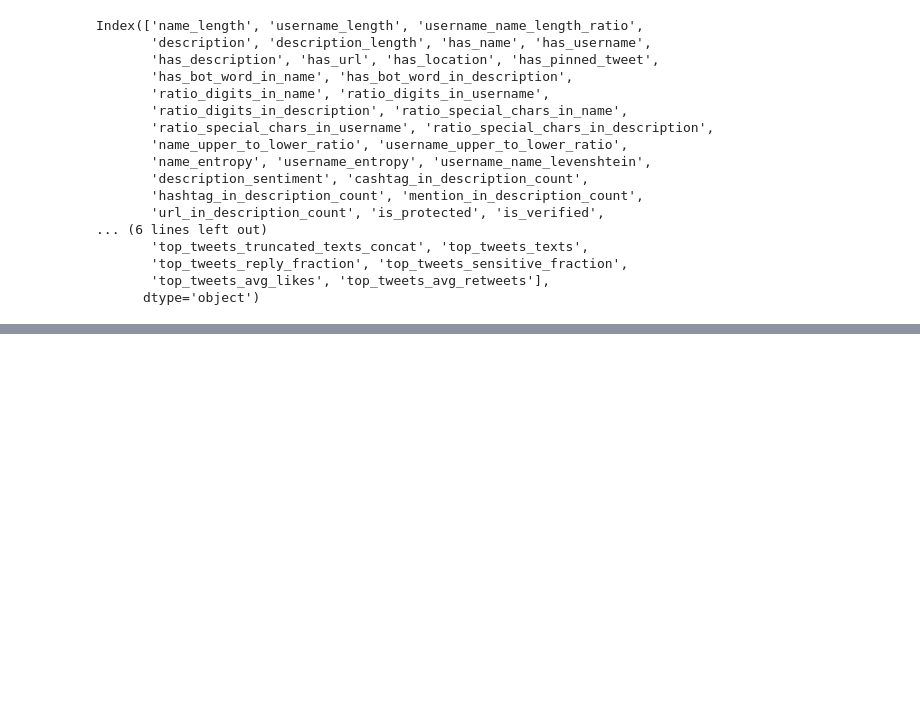
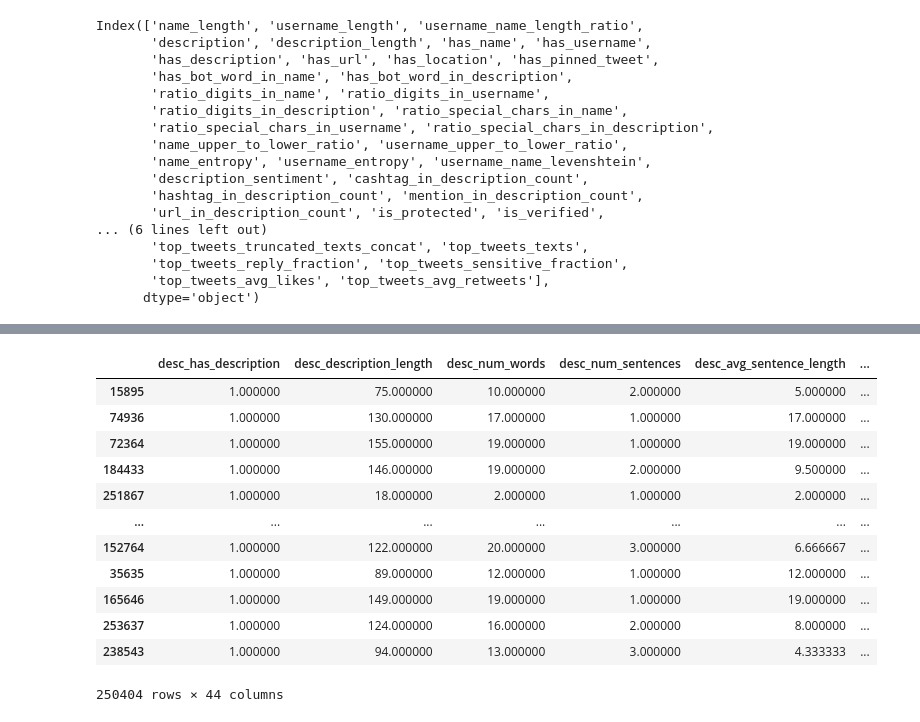
Before and after one commit to julwdo/thesis, a Jupyter notebook: 01_codes/03_nlp_project_main_old.ipynb, the cells around one changed output, grey strips where cells are left out. Saved outputs shown, nothing was run; the diff lists cells and outputs as text; code cells hidden in the pictures; blank space fills up the shorter version.

```diff
--- a/01_codes/03_nlp_project_main_old.ipynb
+++ b/01_codes/03_nlp_project_main_old.ipynb
@@ -1591,0 +1837,18 @@ Index(['name_length', 'username_length', 'username_name_length_ratio',
+# %%
+desc_df = X_train["description"].apply(extract_description_features).apply(pd.Series)
+desc_df.rename(columns={c: f"desc_{c}" for c in desc_df.columns}, inplace=True)
+desc_df
+# %% [output]
+|  | desc_has_description | desc_description_length | desc_num_words | desc_num_sentences | desc_avg_sentence_length | ... |
+| 15895 | 1.000000 | 75.000000 | 10.000000 | 2.000000 | 5.000000 | ... |
+| 74936 | 1.000000 | 130.000000 | 17.000000 | 1.000000 | 17.000000 | ... |
+| 72364 | 1.000000 | 155.000000 | 19.000000 | 1.000000 | 19.000000 | ... |
+| 184433 | 1.000000 | 146.000000 | 19.000000 | 2.000000 | 9.500000 | ... |
+| 251867 | 1.000000 | 18.000000 | 2.000000 | 1.000000 | 2.000000 | ... |
+| ... | ... | ... | ... | ... | ... | ... |
+| 152764 | 1.000000 | 122.000000 | 20.000000 | 3.000000 | 6.666667 | ... |
+| 35635 | 1.000000 | 89.000000 | 12.000000 | 1.000000 | 12.000000 | ... |
+| 165646 | 1.000000 | 149.000000 | 19.000000 | 1.000000 | 19.000000 | ... |
+| 253637 | 1.000000 | 124.000000 | 16.000000 | 2.000000 | 8.000000 | ... |
+| 238543 | 1.000000 | 94.000000 | 13.000000 | 3.000000 | 4.333333 | ... |
+250404 rows × 44 columns
```
Also changed, not shown: parts of 10 cells of this notebook.
